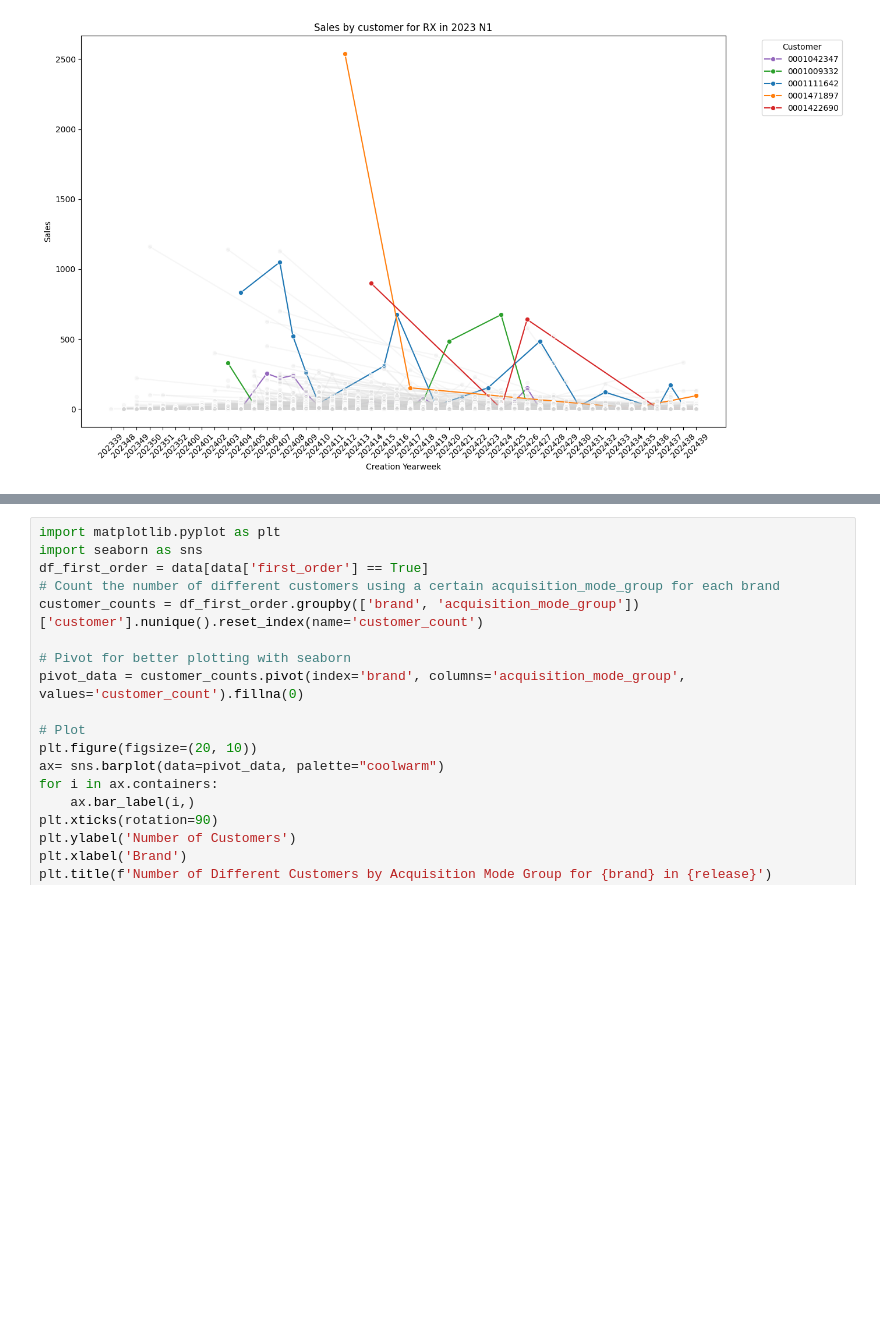
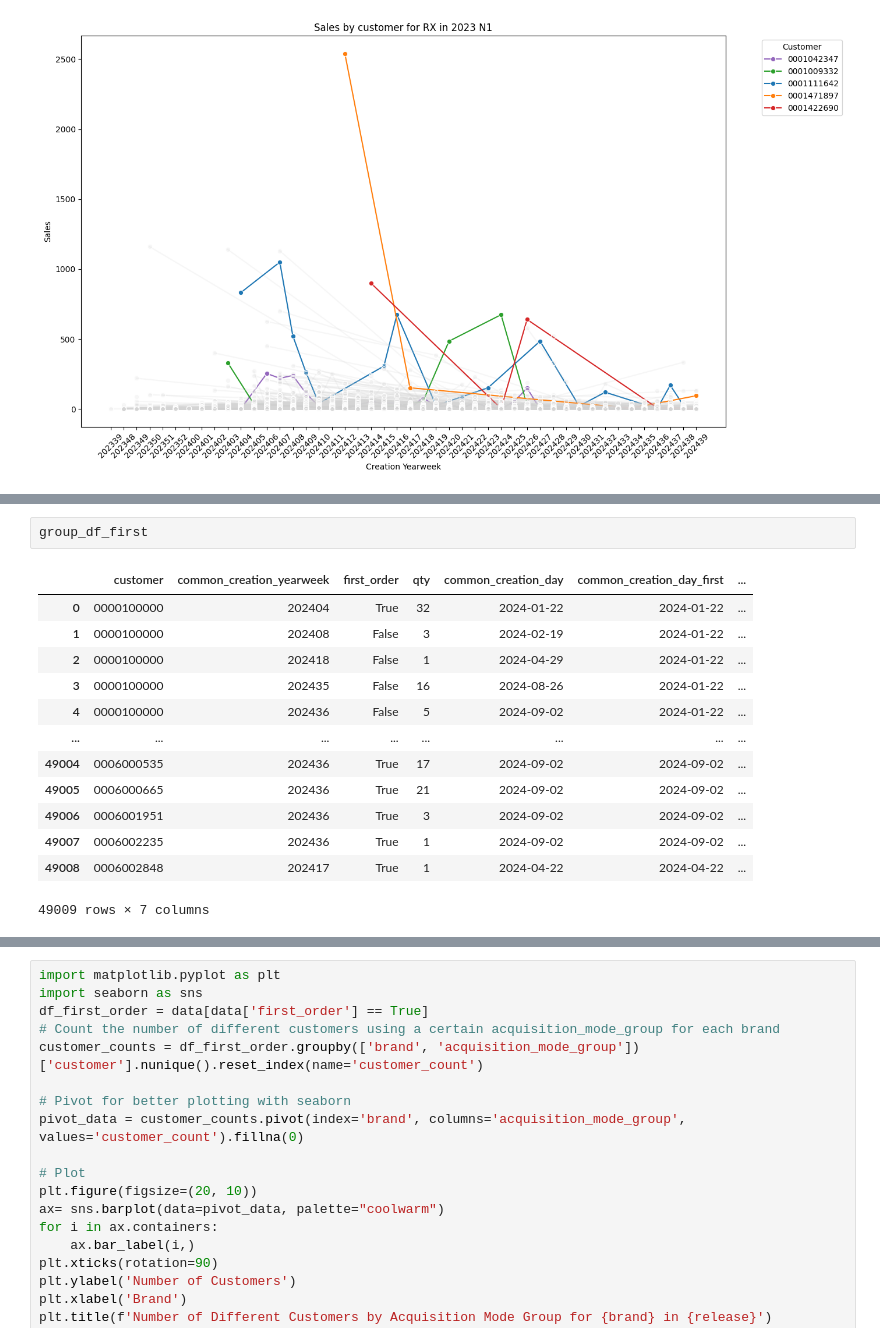
Before and after one commit to MottaDavide/analisi_comp, a Jupyter notebook: notebook/data visualization.ipynb, the cells around one changed output, grey strips where cells are left out. Cells and saved outputs as stored; diff of their text form; blank space fills up the shorter version.

```diff
--- a/notebook/data visualization.ipynb
+++ b/notebook/data visualization.ipynb
@@ -62,0 +142,16 @@ plt.show()
+# %%
+group_df_first
+# %% [output]
+|  | customer | common_creation_yearweek | first_order | qty | common_creation_day | common_creation_day_first | ... |
+| 0 | 0000100000 | 202404 | True | 32 | 2024-01-22 | 2024-01-22 | ... |
+| 1 | 0000100000 | 202408 | False | 3 | 2024-02-19 | 2024-01-22 | ... |
+| 2 | 0000100000 | 202418 | False | 1 | 2024-04-29 | 2024-01-22 | ... |
+| 3 | 0000100000 | 202435 | False | 16 | 2024-08-26 | 2024-01-22 | ... |
+| 4 | 0000100000 | 202436 | False | 5 | 2024-09-02 | 2024-01-22 | ... |
+| ... | ... | ... | ... | ... | ... | ... | ... |
+| 49004 | 0006000535 | 202436 | True | 17 | 2024-09-02 | 2024-09-02 | ... |
+| 49005 | 0006000665 | 202436 | True | 21 | 2024-09-02 | 2024-09-02 | ... |
+| 49006 | 0006001951 | 202436 | True | 3 | 2024-09-02 | 2024-09-02 | ... |
+| 49007 | 0006002235 | 202436 | True | 1 | 2024-09-02 | 2024-09-02 | ... |
+| 49008 | 0006002848 | 202417 | True | 1 | 2024-04-22 | 2024-04-22 | ... |
+49009 rows × 7 columns
```
Also changed, not shown: parts of 5 cells of this notebook.
